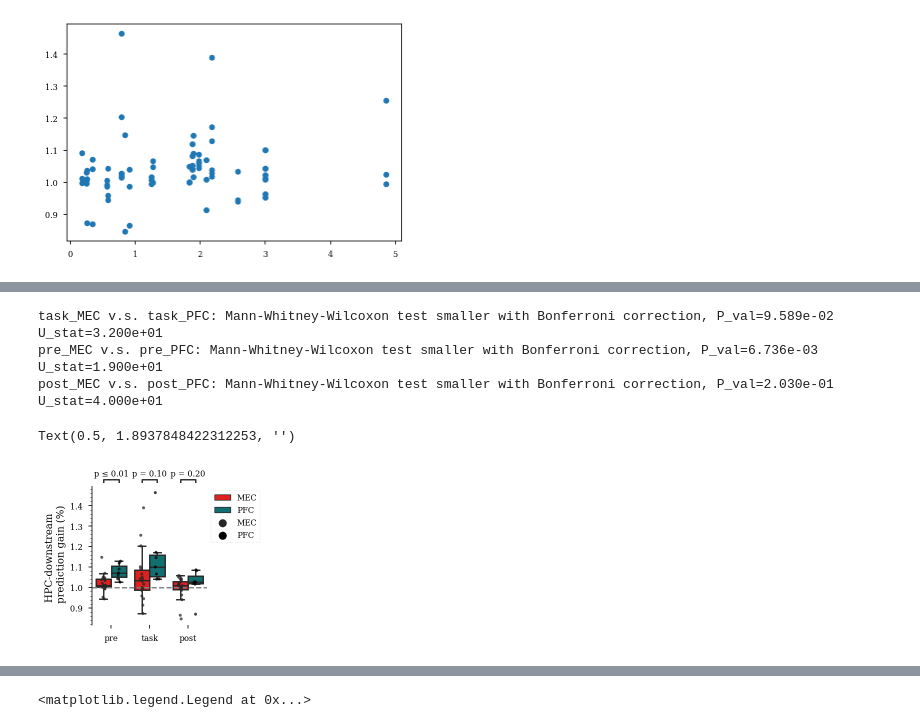
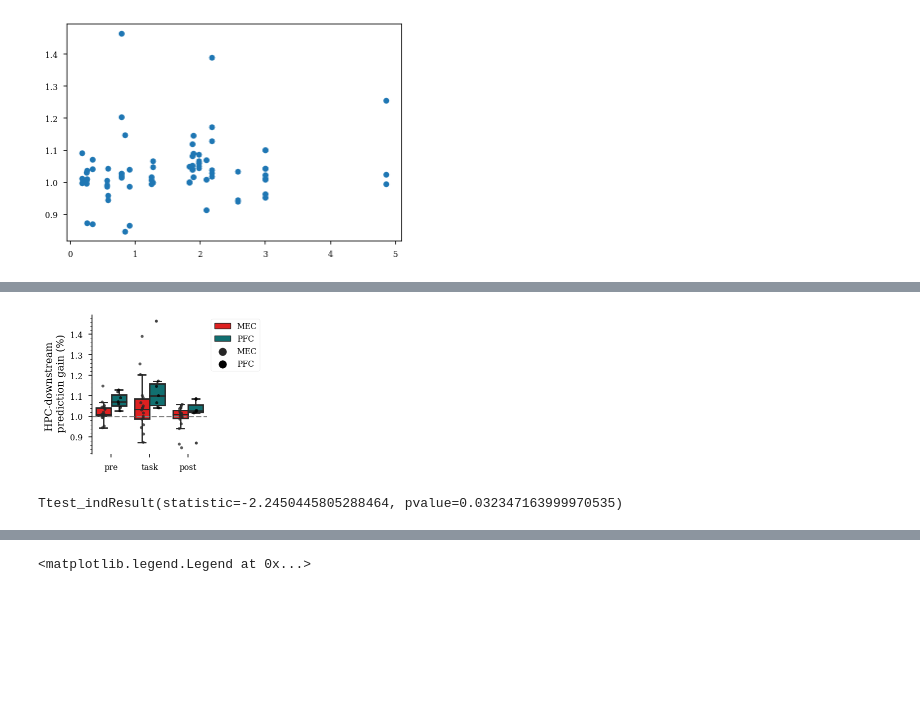
Before and after one commit to ryanharvey1/ripple_heterogeneity, a Jupyter notebook: scripts/readout/predict_downstream.ipynb, the cells around one changed output, grey strips where cells are left out. Saved outputs shown, nothing was run; the diff lists cells and outputs as text; code cells hidden in the pictures; blank space fills up the shorter version.

```diff
--- a/scripts/readout/predict_downsteam.ipynb
+++ b/scripts/readout/predict_downstream.ipynb
@@ -60,8 +48,3 @@ df_sessions
-# %%
-basepath = r"Z:\Data\HMC1\day13"
-results = predict_downstream.run(
-    basepath
-)
 # %%
 save_path = (
     r"Z:\home\ryanh\projects\ripple_heterogeneity\predict_downstream_v2_w_shuffle"
@@ -100,3 +83,8 @@ results
+# %%
+results["mse"] = results["mse"]*100
+results["medse"] = results["medse"]*100
+results["median_mse_shuff"] = results["median_mse_shuff"]*100
+results["median_medse_shuff"] = results["median_medse_shuff"]*100
 # %%
 results["mse_prediction_gain"] = results["median_mse_shuff"] / results["mse"]
 results["medse_prediction_gain"] = results["median_medse_shuff"] / results["medse"]
@@ -165,53 +174,54 @@ ax = sns.boxplot(
     hue="targ_reg",
     hue_order=group_colors.keys(),
     data=results,
     showfliers=False,
     saturation=1,
 )
 sns.stripplot(
     y="mse_prediction_gain",
     x="epoch_i",
     hue="targ_reg",
     data=results,
     dodge=True,
     color="k",
     size=3,
     alpha=0.75,
 )
 
 # # move legend to the right
 plt.legend(loc="upper left", bbox_to_anchor=(1, 1))
 
 sns.despine(bottom=True)
 ax = plt.gca()
 ax.yaxis.set_minor_locator(AutoMinorLocator())
 plt.ylabel("HPC-downstream \n prediction gain (%)")
 plt.axhline(1, color="grey", linestyle="--")
 
 
-box_pairs = [
-    (("pre", "MEC"), ("pre", "PFC")),
-    (("task", "MEC"), ("task", "PFC")),
-    (("post", "MEC"), ("post", "PFC")),
-]
-add_stat_annotation(
-    plt.gca(),
-    data=results,
-    y="mse_prediction_gain",
-    x="epoch_i",
-    hue="targ_reg",
-    box_pairs=box_pairs,
-    test="Mann-Whitney-ls",
-    text_format="simple",
-    loc="outside",
-    verbose=2,
-    fontsize=8
-)
+# box_pairs = [
+#     (("pre", "MEC"), ("pre", "PFC")),
+#     (("task", "MEC"), ("task", "PFC")),
+#     (("post", "MEC"), ("post", "PFC")),
+# ]
+# add_stat_annotation(
+#     plt.gca(),
+#     data=results,
+#     y="mse_prediction_gain",
+#     x="epoch_i",
+#     hue="targ_reg",
+#     box_pairs=box_pairs,
+#     test="Mann-Whitney-ls",
+#     text_format="simple",
+#     loc="outside",
+#     verbose=2,
+#     fontsize=8
+# )
 
 plt.xlabel("")
+plt.savefig(
+    os.path.join(fig_save_path, "deep_sup_ratio_predict.svg"),
+    dpi=300,
+    bbox_inches="tight",
+)
 # %% [output]
-task_MEC v.s. task_PFC: Mann-Whitney-Wilcoxon test smaller with Bonferroni correction, P_val=9.589e-02 U_stat=3.200e+01
-pre_MEC v.s. pre_PFC: Mann-Whitney-Wilcoxon test smaller with Bonferroni correction, P_val=6.736e-03 U_stat=1.900e+01
-post_MEC v.s. post_PFC: Mann-Whitney-Wilcoxon test smaller with Bonferroni correction, P_val=2.030e-01 U_stat=4.000e+01
-Text(0.5, 1.8937848422312253, '')
-[figure, old version]
+[figure, new version]
@@ -219,0 +228,6 @@ add_stat_annotation()
+# %%
+x1 = results[results.targ_reg == "MEC"].mse_prediction_gain.values
+x2 = results[results.targ_reg == "PFC"].mse_prediction_gain.values
+stats.ttest_ind(x1, x2, equal_var=False)
+# %% [output]
+Ttest_indResult(statistic=-2.2450445805288464, pvalue=0.032347163999970535)
```
Also changed, not shown: parts of 16 cells of this notebook.
